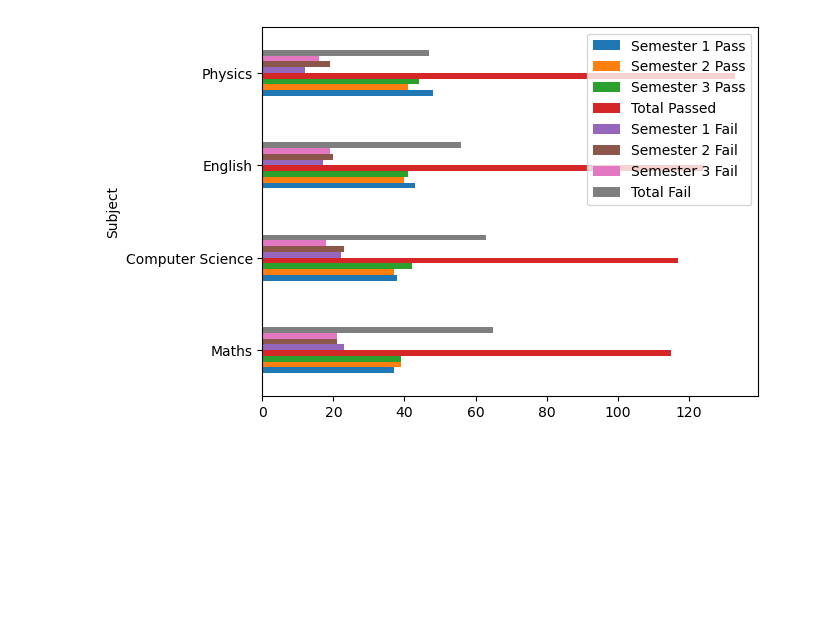
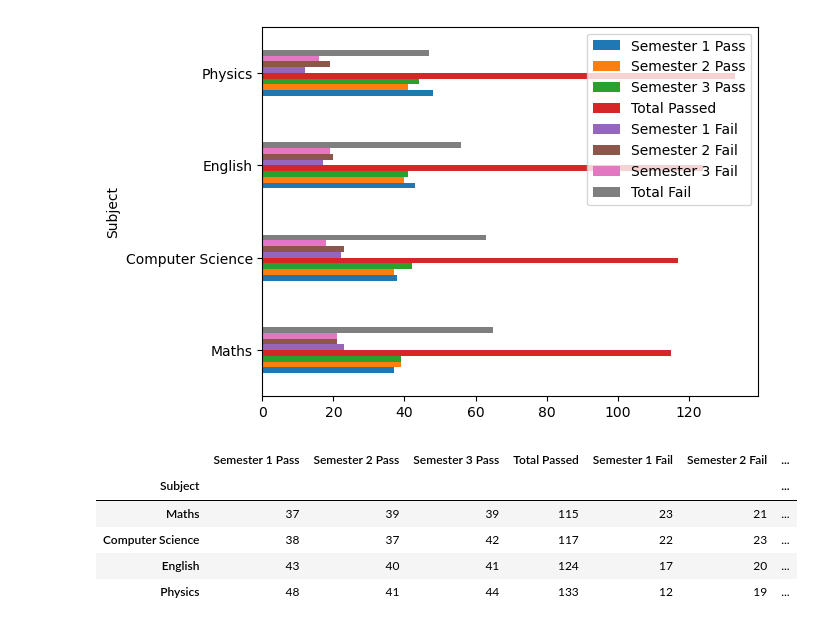
Before and after one commit to cezanekarki/Netflix_EDA, a Jupyter notebook: Day9/students.ipynb, the cells around one changed output. Saved outputs shown, nothing was run; the diff lists cells and outputs as text; code cells hidden in the pictures; blank space fills up the shorter version.

```diff
--- a/Day9/students.ipynb
+++ b/Day9/students.ipynb
@@ -143,3 +145,12 @@ df_total.index.rename("Subject",inplace=True)
 df_total.plot.barh();
 # %% [output]
 [figure]
+# %%
+df_total
+# %% [output]
+|  | Semester 1 Pass | Semester 2 Pass | Semester 3 Pass | Total Passed | Semester 1 Fail | Semester 2 Fail | ... |
+| Subject |  |  |  |  |  |  | ... |
+| Maths | 37 | 39 | 39 | 115 | 23 | 21 | ... |
+| Computer Science | 38 | 37 | 42 | 117 | 22 | 23 | ... |
+| English | 43 | 40 | 41 | 124 | 17 | 20 | ... |
+| Physics | 48 | 41 | 44 | 133 | 12 | 19 | ... |
```
Also changed, not shown: parts of 3 cells of this notebook.
